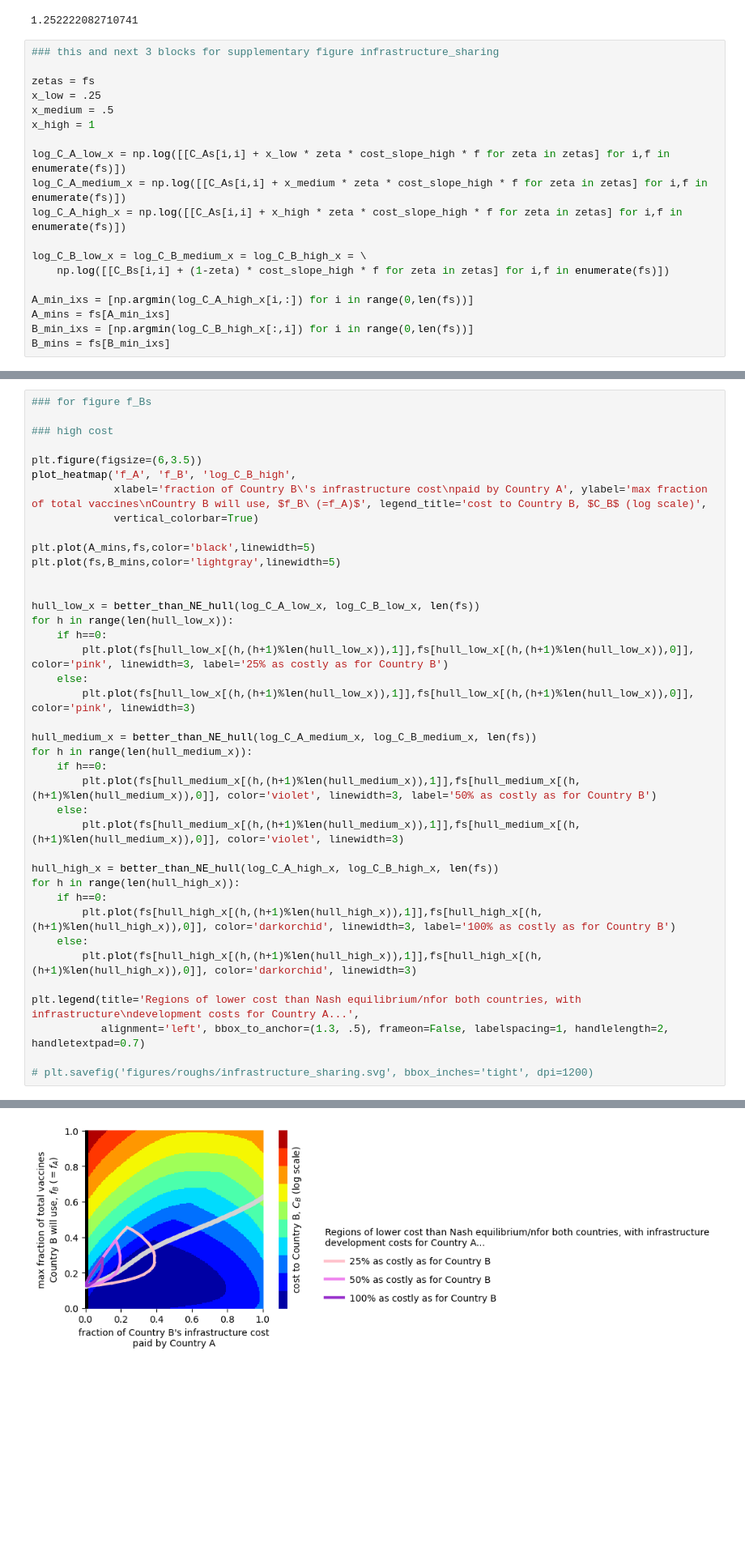
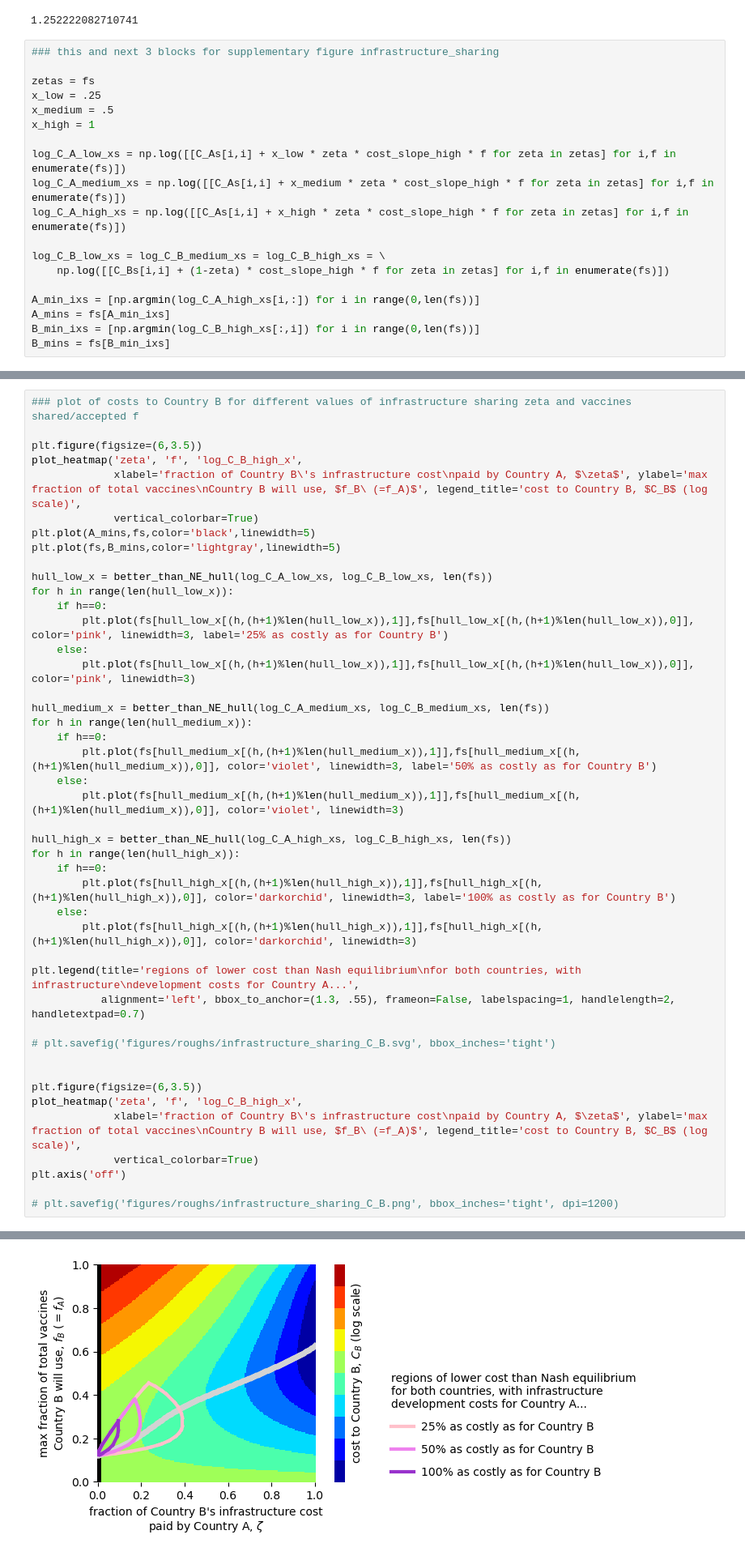
Before and after one commit to freedmanari/vaccine_nationalism, a Jupyter notebook: vaccine_nationalism.ipynb, the cells around one changed output, grey strips where cells are left out. Shown at 81% size. Drawn from its saved outputs; the diff is of its cells as text; blank space fills up the shorter version.

```diff
--- a/vaccine_nationalism.ipynb
+++ b/vaccine_nationalism.ipynb
@@ -913,16 +916,16 @@ x_low = .25
 x_medium = .5
 x_high = 1
 
-log_C_A_low_x = np.log([[C_As[i,i] + x_low * zeta * cost_slope_high * f for zeta in zetas] for i,f in enumerate(fs)])
-log_C_A_medium_x = np.log([[C_As[i,i] + x_medium * zeta * cost_slope_high * f for zeta in zetas] for i,f in enumerate(fs)])
-log_C_A_high_x = np.log([[C_As[i,i] + x_high * zeta * cost_slope_high * f for zeta in zetas] for i,f in enumerate(fs)])
+log_C_A_low_xs = np.log([[C_As[i,i] + x_low * zeta * cost_slope_high * f for zeta in zetas] for i,f in enumerate(fs)])
+log_C_A_medium_xs = np.log([[C_As[i,i] + x_medium * zeta * cost_slope_high * f for zeta in zetas] for i,f in enumerate(fs)])
+log_C_A_high_xs = np.log([[C_As[i,i] + x_high * zeta * cost_slope_high * f for zeta in zetas] for i,f in enumerate(fs)])
 
-log_C_B_low_x = log_C_B_medium_x = log_C_B_high_x = \
+log_C_B_low_xs = log_C_B_medium_xs = log_C_B_high_xs = \
     np.log([[C_Bs[i,i] + (1-zeta) * cost_slope_high * f for zeta in zetas] for i,f in enumerate(fs)])
 
-A_min_ixs = [np.argmin(log_C_A_high_x[i,:]) for i in range(0,len(fs))]
+A_min_ixs = [np.argmin(log_C_A_high_xs[i,:]) for i in range(0,len(fs))]
 A_mins = fs[A_min_ixs]
-B_min_ixs = [np.argmin(log_C_B_high_x[:,i]) for i in range(0,len(fs))]
+B_min_ixs = [np.argmin(log_C_B_high_xs[:,i]) for i in range(0,len(fs))]
 B_mins = fs[B_min_ixs]
 # %%
 ### general function to get convex hull of points in 2-dimensional strategy space
@@ -941,40 +995,45 @@ def better_than_NE_hull(X_A, X_B, size):
 # %%
-### for figure f_Bs
-
-### high cost
+### plot of costs to Country B for different values of infrastructure sharing zeta and vaccines shared/accepted f
 
 plt.figure(figsize=(6,3.5))
-plot_heatmap('f_A', 'f_B', 'log_C_B_high',
-             xlabel='fraction of Country B\'s infrastructure cost\npaid by Country A', ylabel='max fraction of total vaccines\nCountry B will use, $f_B\ (=f_A)$', legend_title='cost to Country B, $C_B$ (log scale)',
+plot_heatmap('zeta', 'f', 'log_C_B_high_x',
+             xlabel='fraction of Country B\'s infrastructure cost\npaid by Country A, $\zeta$', ylabel='max fraction of total vaccines\nCountry B will use, $f_B\ (=f_A)$', legend_title='cost to Country B, $C_B$ (log scale)',
              vertical_colorbar=True)
-
 plt.plot(A_mins,fs,color='black',linewidth=5)
 plt.plot(fs,B_mins,color='lightgray',linewidth=5)
 
-
-hull_low_x = better_than_NE_hull(log_C_A_low_x, log_C_B_low_x, len(fs))
+hull_low_x = better_than_NE_hull(log_C_A_low_xs, log_C_B_low_xs, len(fs))
 for h in range(len(hull_low_x)):
     if h==0:
         plt.plot(fs[hull_low_x[(h,(h+1)%len(hull_low_x)),1]],fs[hull_low_x[(h,(h+1)%len(hull_low_x)),0]], color='pink', linewidth=3, label='25% as costly as for Country B')
     else:
         plt.plot(fs[hull_low_x[(h,(h+1)%len(hull_low_x)),1]],fs[hull_low_x[(h,(h+1)%len(hull_low_x)),0]], color='pink', linewidth=3)
 
-hull_medium_x = better_than_NE_hull(log_C_A_medium_x, log_C_B_medium_x, len(fs))
+hull_medium_x = better_than_NE_hull(log_C_A_medium_xs, log_C_B_medium_xs, len(fs))
 for h in range(len(hull_medium_x)):
     if h==0:
         plt.plot(fs[hull_medium_x[(h,(h+1)%len(hull_medium_x)),1]],fs[hull_medium_x[(h,(h+1)%len(hull_medium_x)),0]], color='violet', linewidth=3, label='50% as costly as for Country B')
     else:
         plt.plot(fs[hull_medium_x[(h,(h+1)%len(hull_medium_x)),1]],fs[hull_medium_x[(h,(h+1)%len(hull_medium_x)),0]], color='violet', linewidth=3)
 
-hull_high_x = better_than_NE_hull(log_C_A_high_x, log_C_B_high_x, len(fs))
+hull_high_x = better_than_NE_hull(log_C_A_high_xs, log_C_B_high_xs, len(fs))
 for h in range(len(hull_high_x)):
     if h==0:
         plt.plot(fs[hull_high_x[(h,(h+1)%len(hull_high_x)),1]],fs[hull_high_x[(h,(h+1)%len(hull_high_x)),0]], color='darkorchid', linewidth=3, label='100% as costly as for Country B')
     else:
         plt.plot(fs[hull_high_x[(h,(h+1)%len(hull_high_x)),1]],fs[hull_high_x[(h,(h+1)%len(hull_high_x)),0]], color='darkorchid', linewidth=3)
 
-plt.legend(title='Regions of lower cost than Nash equilibrium/nfor both countries, with infrastructure\ndevelopment costs for Country A...',
-           alignment='left', bbox_to_anchor=(1.3, .5), frameon=False, labelspacing=1, handlelength=2, handletextpad=0.7)
+plt.legend(title='regions of lower cost than Nash equilibrium\nfor both countries, with infrastructure\ndevelopment costs for Country A...',
+           alignment='left', bbox_to_anchor=(1.3, .55), frameon=False, labelspacing=1, handlelength=2, handletextpad=0.7)
 
-# plt.savefig('figures/roughs/infrastructure_sharing.svg', bbox_inches='tight', dpi=1200)
+# plt.savefig('figures/roughs/infrastructure_sharing_C_B.svg', bbox_inches='tight')
+
+
+plt.figure(figsize=(6,3.5))
+plot_heatmap('zeta', 'f', 'log_C_B_high_x',
+             xlabel='fraction of Country B\'s infrastructure cost\npaid by Country A, $\zeta$', ylabel='max fraction of total vaccines\nCountry B will use, $f_B\ (=f_A)$', legend_title='cost to Country B, $C_B$ (log scale)',
+             vertical_colorbar=True)
+plt.axis('off')
+
+# plt.savefig('figures/roughs/infrastructure_sharing_C_B.png', bbox_inches='tight', dpi=1200)
 # %% [output]
@@ -982 +1040 @@ plt.legend(title='Regions of lower cost than Nash equilibrium/nfor both countrie
-[figure, old version]
+[figure, new version]
```
Also changed, not shown: parts of 8 cells of this notebook, 2 other files.
